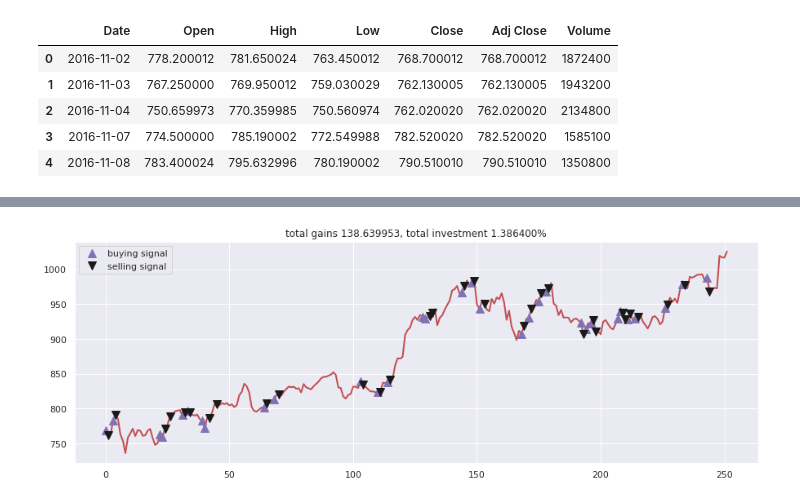
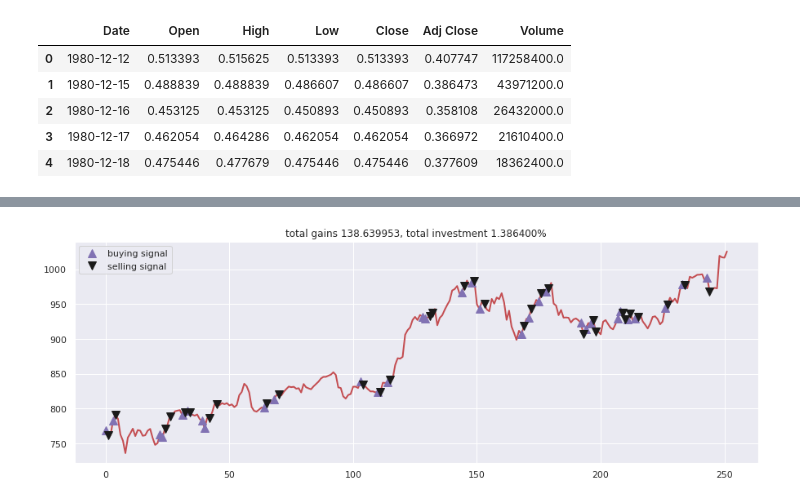
Before and after one commit to andtun/TradingBot-CourseWork, a Jupyter notebook: 17.actor-critic-duel-recurrent-agent.ipynb, the cells around one changed output, grey strips where cells are left out. Cells and saved outputs as stored; diff of their text form; code cells hidden in the pictures.

```diff
--- a/17.actor-critic-duel-recurrent-agent.ipynb
+++ b/17.actor-critic-duel-recurrent-agent.ipynb
@@ -6,15 +6,15 @@ import matplotlib.pyplot as plt
 import seaborn as sns
 sns.set()
 # %%
-df = pd.read_csv('../dataset/GOOG-year.csv')
+df = pd.read_csv('AAPL.csv')
 df.head()
 # %% [output]
 |  | Date | Open | High | Low | Close | Adj Close | Volume |
-| 0 | 2016-11-02 | 778.200012 | 781.650024 | 763.450012 | 768.700012 | 768.700012 | 1872400 |
-| 1 | 2016-11-03 | 767.250000 | 769.950012 | 759.030029 | 762.130005 | 762.130005 | 1943200 |
-| 2 | 2016-11-04 | 750.659973 | 770.359985 | 750.560974 | 762.020020 | 762.020020 | 2134800 |
-| 3 | 2016-11-07 | 774.500000 | 785.190002 | 772.549988 | 782.520020 | 782.520020 | 1585100 |
-| 4 | 2016-11-08 | 783.400024 | 795.632996 | 780.190002 | 790.510010 | 790.510010 | 1350800 |
+| 0 | 1980-12-12 | 0.513393 | 0.515625 | 0.513393 | 0.513393 | 0.407747 | 117258400.0 |
+| 1 | 1980-12-15 | 0.488839 | 0.488839 | 0.486607 | 0.486607 | 0.386473 | 43971200.0 |
+| 2 | 1980-12-16 | 0.453125 | 0.453125 | 0.450893 | 0.450893 | 0.358108 | 26432000.0 |
+| 3 | 1980-12-17 | 0.462054 | 0.464286 | 0.462054 | 0.462054 | 0.366972 | 21610400.0 |
+| 4 | 1980-12-18 | 0.475446 | 0.477679 | 0.475446 | 0.475446 | 0.377609 | 18362400.0 |
 # %%
 from collections import deque
 import random
```
Also changed, not shown: parts of 2 cells of this notebook, 4 other files.
